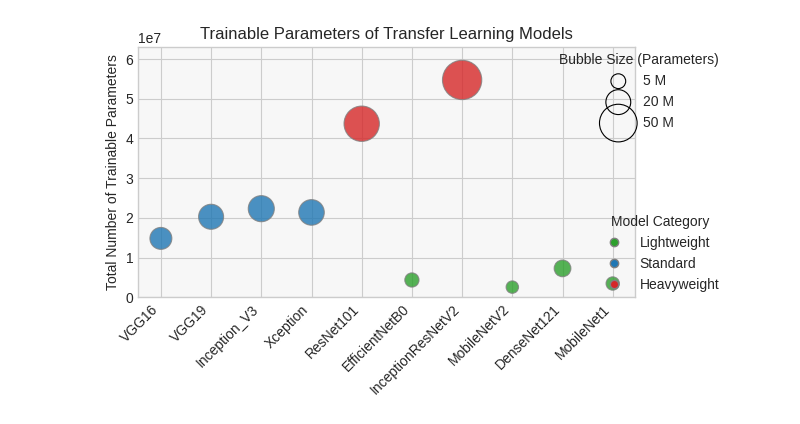
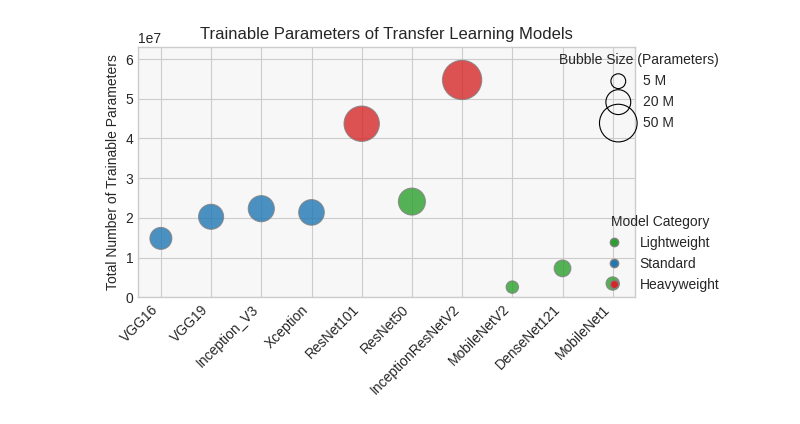
Before and after one commit to niaz1971/BRAIN_TUMOR_DETECTION_USING_DEEP_LEARNING, a Jupyter notebook: Number_Of_Parameters.ipynb, the cells around one changed output. Cells and saved outputs as stored; diff of their text form; code cells hidden in the pictures.

```diff
--- a/Number_Of_Parameters.ipynb
+++ b/Number_Of_Parameters.ipynb
@@ -6,7 +6,7 @@ from matplotlib.lines import Line2D
 # Data
 models = [
     "VGG16", "VGG19", "Inception_V3", "Xception",
-    "ResNet101", "EfficientNetB0", "InceptionResNetV2",
+    "ResNet101", "ResNet50", "InceptionResNetV2",
     "MobileNetV2", "DenseNet121", "MobileNet1"
 ]
 
@@ -16,7 +16,7 @@ params = np.array([
     22328356,
     21387052,
     43709316,
-    4378535,
+    24113284,
     54731236,
     2586948,
     7300932,
@@ -93,31 +93,31 @@ size_legend.get_frame().set_alpha(0.9)
 # ----- color legend (categories) -----
 cat_handles = [
     Line2D([0], [0], marker="o", color="none",
            markerfacecolor=cat_to_color["Lightweight"],
            markeredgecolor="grey",
            markersize=6, label="Lightweight"),
     Line2D([0], [0], marker="o", color="none",
            markerfacecolor=cat_to_color["Standard"],
            markeredgecolor="grey",
            markersize=6, label="Standard"),
     Line2D([0], [0], marker="o", color="none",
            markerfacecolor=cat_to_color["Heavyweight"],
            markeredgecolor="grey",
            markersize=6, label="Heavyweight"),
 ]
 
 cat_legend = ax.legend(
     handles=cat_handles,
     title="Model Category",
     loc="lower right",
     bbox_to_anchor=(1.18, 0.0),
     borderaxespad=0.
 )
 cat_legend.get_frame().set_alpha(0.9)
 
 ax.add_artist(size_legend)
 
 plt.tight_layout()
 plt.show()
 # %% [output]
-[figure, old version]
+[figure, new version]
```
